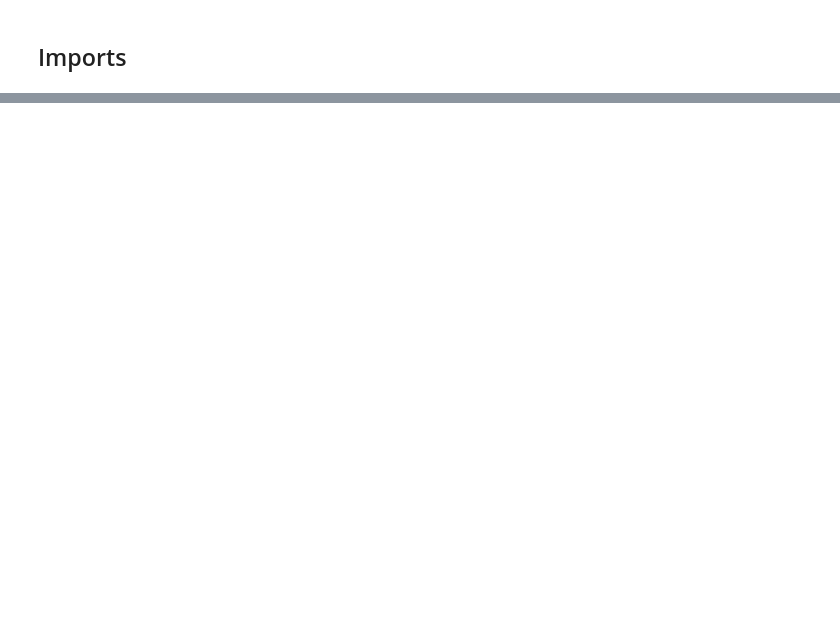
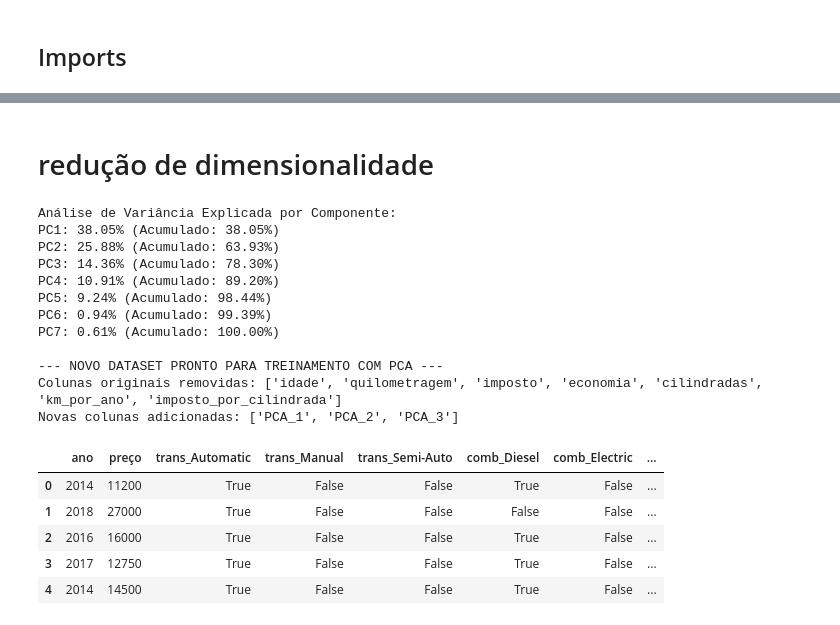
Before and after one commit to DemoreDev/trabalhos_pcd, a Jupyter notebook: bmw.ipynb, the cells around one changed output, grey strips where cells are left out. Drawn from its saved outputs; the diff is of its cells as text; code cells hidden in the pictures; blank space fills up the shorter version.

```diff
--- a/bmw.ipynb
+++ b/bmw.ipynb
@@ -736,0 +1076,59 @@ Economia anual para o cliente: 182.45
+# %% [markdown]
+# redução de dimensionalidade
+# %%
+from sklearn.decomposition import PCA
+import matplotlib.pyplot as plt
+
+# 1. Inicializar o PCA
+# 'n_components=None' calcula todos os componentes possíveis (7 no nosso caso)
+# para que possamos analisar quantos são necessários.
+pca = PCA(n_components=None)
+
+# 2. Treinar o PCA nos dados padronizados
+X_pca = pca.fit_transform(X_scaled)
+
+# 3. Análise da Variância Explicada (Validação Científica)
+variancia_explicada_ratio = pca.explained_variance_ratio_
+variancia_acumulada = np.cumsum(variancia_explicada_ratio)
+
+print("Análise de Variância Explicada por Componente:")
+for i, ratio in enumerate(variancia_explicada_ratio):
+    print(f"PC{i+1}: {ratio:.2%} (Acumulado: {variancia_acumulada[i]:.2%})")
+
+# 4. Decisão de Quantos Componentes Manter
+# Regra geral: Manter componentes que expliquem entre 80% a 95% da variância total.
+# Olhando os acumulados acima, se PC1+PC2+PC3 explicarem >85%, mantemos n=3.
+num_componentes_a_manter = 3  # Vamos assumir 3 para este exemplo, ajuste conforme necessário.
+
+# 5. Criar o DataFrame final com os Componentes Principais
+colunas_pca = [f'PCA_{i+1}' for i in range(num_componentes_a_manter)]
+df_pca_final = pd.DataFrame(X_pca[:, :num_componentes_a_manter], columns=colunas_pca)
+
+# 6. Juntar de volta com o resto do DataFrame (Preço e Dummies)
+# Primeiro, removemos as colunas originais que foram usadas no PCA
+df_restante = df.drop(columns=colunas_para_pca).reset_index(drop=True)
+df_pca_completo = pd.concat([df_restante, df_pca_final], axis=1)
+
+print("\n--- NOVO DATASET PRONTO PARA TREINAMENTO COM PCA ---")
+print(f"Colunas originais removidas: {colunas_para_pca}")
+print(f"Novas colunas adicionadas: {colunas_pca}")
+display(df_pca_completo.head())
+# %% [output]
+Análise de Variância Explicada por Componente:
+PC1: 38.05% (Acumulado: 38.05%)
+PC2: 25.88% (Acumulado: 63.93%)
+PC3: 14.36% (Acumulado: 78.30%)
+PC4: 10.91% (Acumulado: 89.20%)
+PC5: 9.24% (Acumulado: 98.44%)
+PC6: 0.94% (Acumulado: 99.39%)
+PC7: 0.61% (Acumulado: 100.00%)
+
+--- NOVO DATASET PRONTO PARA TREINAMENTO COM PCA ---
+Colunas originais removidas: ['idade', 'quilometragem', 'imposto', 'economia', 'cilindradas', 'km_por_ano', 'imposto_por_cilindrada']
+Novas colunas adicionadas: ['PCA_1', 'PCA_2', 'PCA_3']
+|  | ano | preço | trans_Automatic | trans_Manual | trans_Semi-Auto | comb_Diesel | comb_Electric | ... |
+| 0 | 2014 | 11200 | True | False | False | True | False | ... |
+| 1 | 2018 | 27000 | True | False | False | False | False | ... |
+| 2 | 2016 | 16000 | True | False | False | True | False | ... |
+| 3 | 2017 | 12750 | True | False | False | True | False | ... |
+| 4 | 2014 | 14500 | True | False | False | True | False | ... |
```
Also changed, not shown: parts of 29 cells of this notebook.
